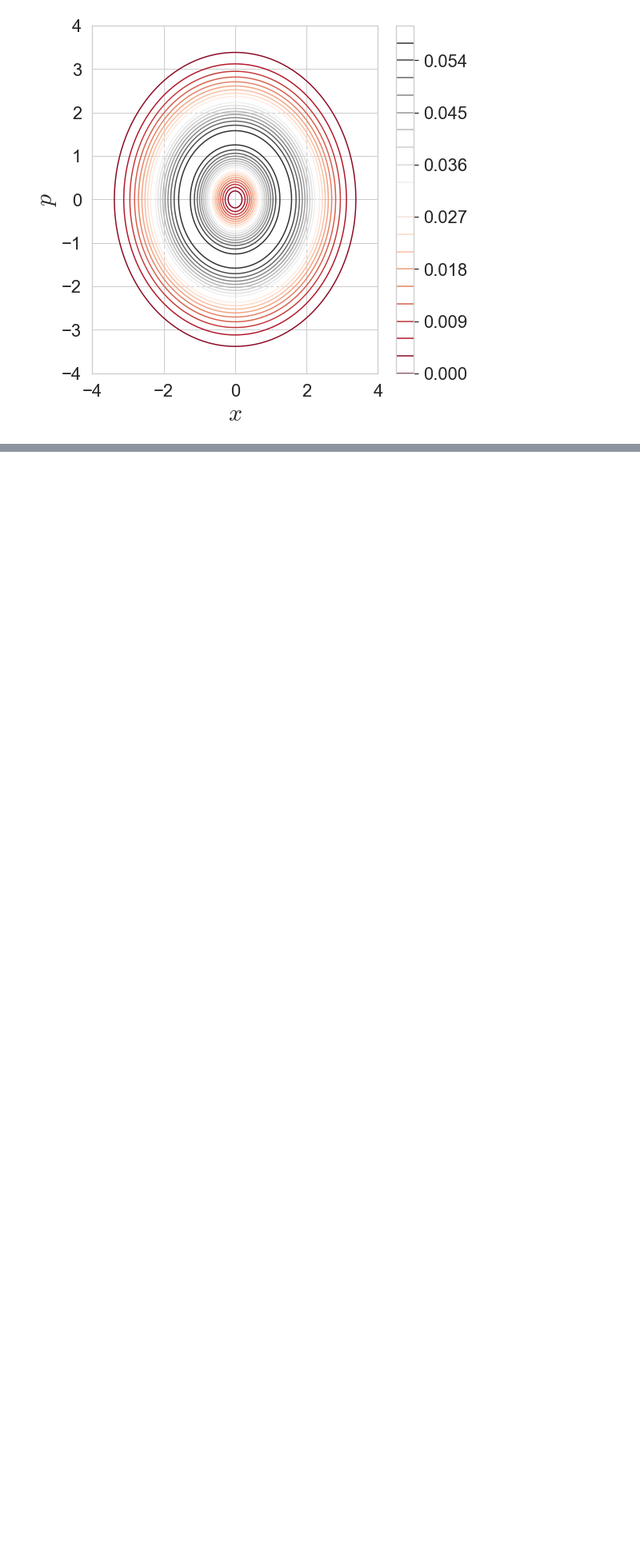
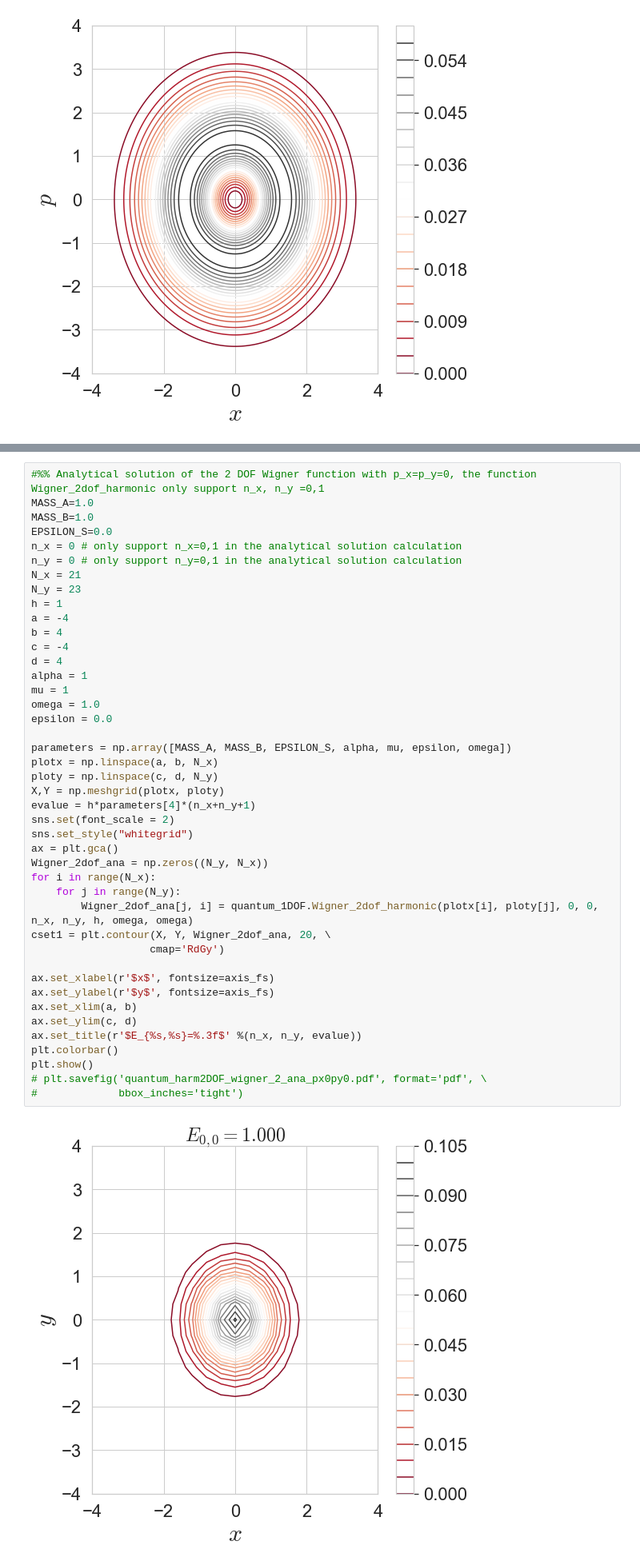
Before and after one commit to WyLyu/Quantum, a Jupyter notebook: quantum_harmonic.ipynb, the cells around one changed output, grey strips where cells are left out. Shown at 80% size. Drawn from its saved outputs; the diff is of its cells as text; blank space fills up the shorter version.

```diff
--- a/quantum_harmonic.ipynb
+++ b/quantum_harmonic.ipynb
@@ -418,0 +457,45 @@ plt.show()
+# %%
+#%% Analytical solution of the 2 DOF Wigner function with p_x=p_y=0, the function Wigner_2dof_harmonic only support n_x, n_y =0,1
+MASS_A=1.0
+MASS_B=1.0
+EPSILON_S=0.0
+n_x = 0 # only support n_x=0,1 in the analytical solution calculation
+n_y = 0 # only support n_y=0,1 in the analytical solution calculation
+N_x = 21
+N_y = 23
+h = 1
+a = -4
+b = 4
+c = -4
+d = 4
+alpha = 1
+mu = 1
+omega = 1.0
+epsilon = 0.0
+
+parameters = np.array([MASS_A, MASS_B, EPSILON_S, alpha, mu, epsilon, omega])
+plotx = np.linspace(a, b, N_x)
+ploty = np.linspace(c, d, N_y)
+X,Y = np.meshgrid(plotx, ploty)
+evalue = h*parameters[4]*(n_x+n_y+1)
+sns.set(font_scale = 2)
+sns.set_style("whitegrid")
+ax = plt.gca()
+Wigner_2dof_ana = np.zeros((N_y, N_x))
+for i in range(N_x):
+    for j in range(N_y):
+        Wigner_2dof_ana[j, i] = quantum_1DOF.Wigner_2dof_harmonic(plotx[i], ploty[j], 0, 0, n_x, n_y, h, omega, omega)
+cset1 = plt.contour(X, Y, Wigner_2dof_ana, 20, \
+                   cmap='RdGy')
+
+ax.set_xlabel(r'$x$', fontsize=axis_fs)
+ax.set_ylabel(r'$y$', fontsize=axis_fs)
+ax.set_xlim(a, b)
+ax.set_ylim(c, d)
+ax.set_title(r'$E_{%s,%s}=%.3f$' %(n_x, n_y, evalue))
+plt.colorbar()
+plt.show()
+# plt.savefig('quantum_harm2DOF_wigner_2_ana_px0py0.pdf', format='pdf', \
+#             bbox_inches='tight')
+# %% [output]
+[figure, added]
```
Also changed, not shown: parts of 17 cells of this notebook, 2 other files.
